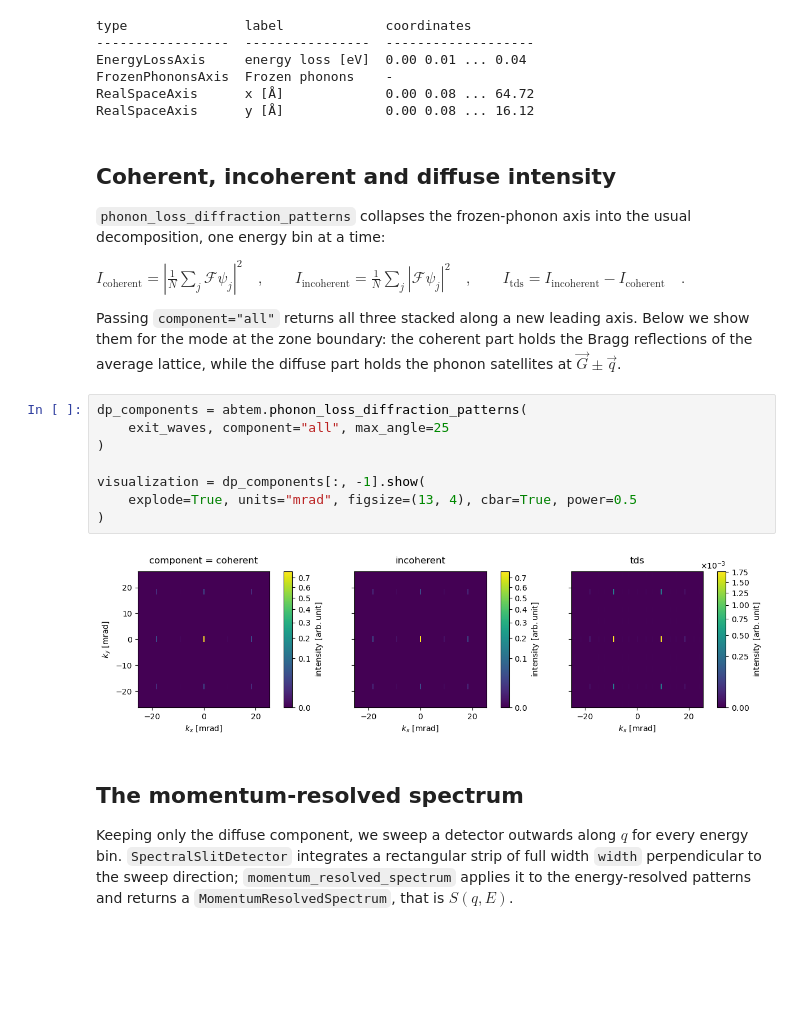
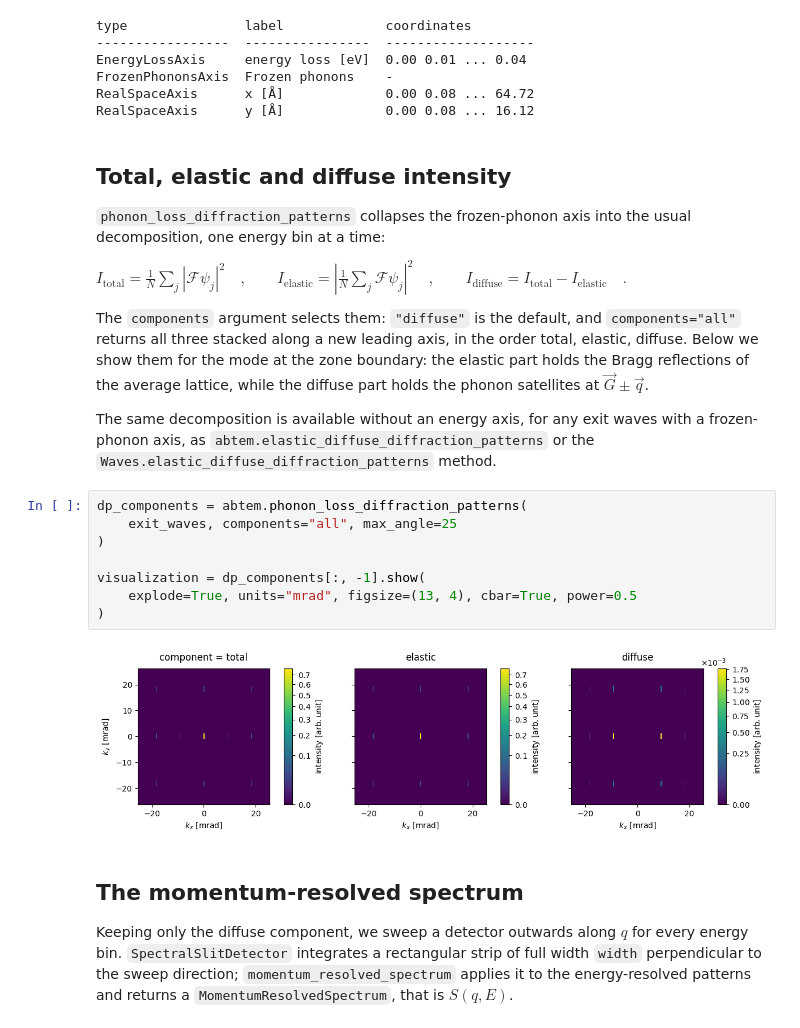
Before and after one commit to abTEM/doc, a Jupyter notebook: docs/user_guide/tutorials/phonon_loss.ipynb, the cells around one changed output. Cells and saved outputs as stored; diff of their text form; blank space fills up the shorter version.

```diff
--- a/docs/user_guide/tutorials/phonon_loss.ipynb
+++ b/docs/user_guide/tutorials/phonon_loss.ipynb
@@ -137,23 +137,25 @@ FrozenPhononsAxis  Frozen phonons    -
 RealSpaceAxis      x [Å]             0.00 0.08 ... 64.72
 RealSpaceAxis      y [Å]             0.00 0.08 ... 16.12
 # %% [markdown]
-## Coherent, incoherent and diffuse intensity
+## Total, elastic and diffuse intensity
 
 `phonon_loss_diffraction_patterns` collapses the frozen-phonon axis into the usual decomposition, one energy bin at a time:
 
-$I_{\mathrm{coherent}} = \left| \frac{1}{N}\sum_j \mathcal{F} \psi_j \right|^2 \quad , \qquad I_{\mathrm{incoherent}} = \frac{1}{N} \sum_j \left| \mathcal{F} \psi_j \right|^2 \quad , \qquad I_{\mathrm{tds}} = I_{\mathrm{incoherent}} - I_{\mathrm{coherent}} \quad .$
+$I_{\mathrm{total}} = \frac{1}{N} \sum_j \left| \mathcal{F} \psi_j \right|^2 \quad , \qquad I_{\mathrm{elastic}} = \left| \frac{1}{N}\sum_j \mathcal{F} \psi_j \right|^2 \quad , \qquad I_{\mathrm{diffuse}} = I_{\mathrm{total}} - I_{\mathrm{elastic}} \quad .$
 
-Passing `component="all"` returns all three stacked along a new leading axis. Below we show them for the mode at the zone boundary: the coherent part holds the Bragg reflections of the average lattice, while the diffuse part holds the phonon satellites at $\vec{G} \pm \vec{q}$.
+The `components` argument selects them: `"diffuse"` is the default, and `components="all"` returns all three stacked along a new leading axis, in the order total, elastic, diffuse. Below we show them for the mode at the zone boundary: the elastic part holds the Bragg reflections of the average lattice, while the diffuse part holds the phonon satellites at $\vec{G} \pm \vec{q}$.
+
+The same decomposition is available without an energy axis, for any exit waves with a frozen-phonon axis, as `abtem.elastic_diffuse_diffraction_patterns` or the `Waves.elastic_diffuse_diffraction_patterns` method.
 # %%
 dp_components = abtem.phonon_loss_diffraction_patterns(
-    exit_waves, component="all", max_angle=25
+    exit_waves, components="all", max_angle=25
 )
 
 visualization = dp_components[:, -1].show(
     explode=True, units="mrad", figsize=(13, 4), cbar=True, power=0.5
 )
 # %% [output]
-[figure, old version]
+[figure, new version]
 # %% [markdown]
 ## The momentum-resolved spectrum
 
```
Also changed, not shown: parts of 7 cells of this notebook, 1 other file.
